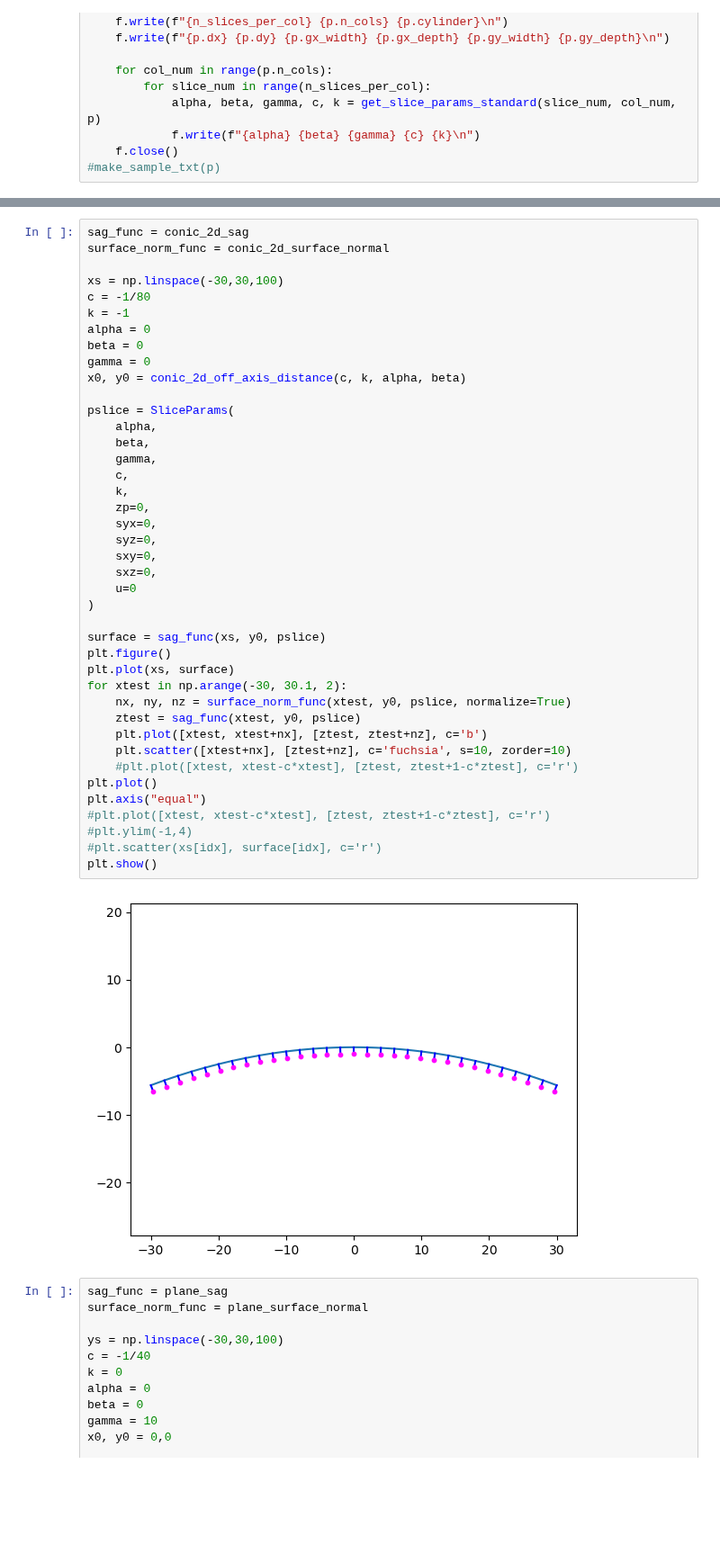
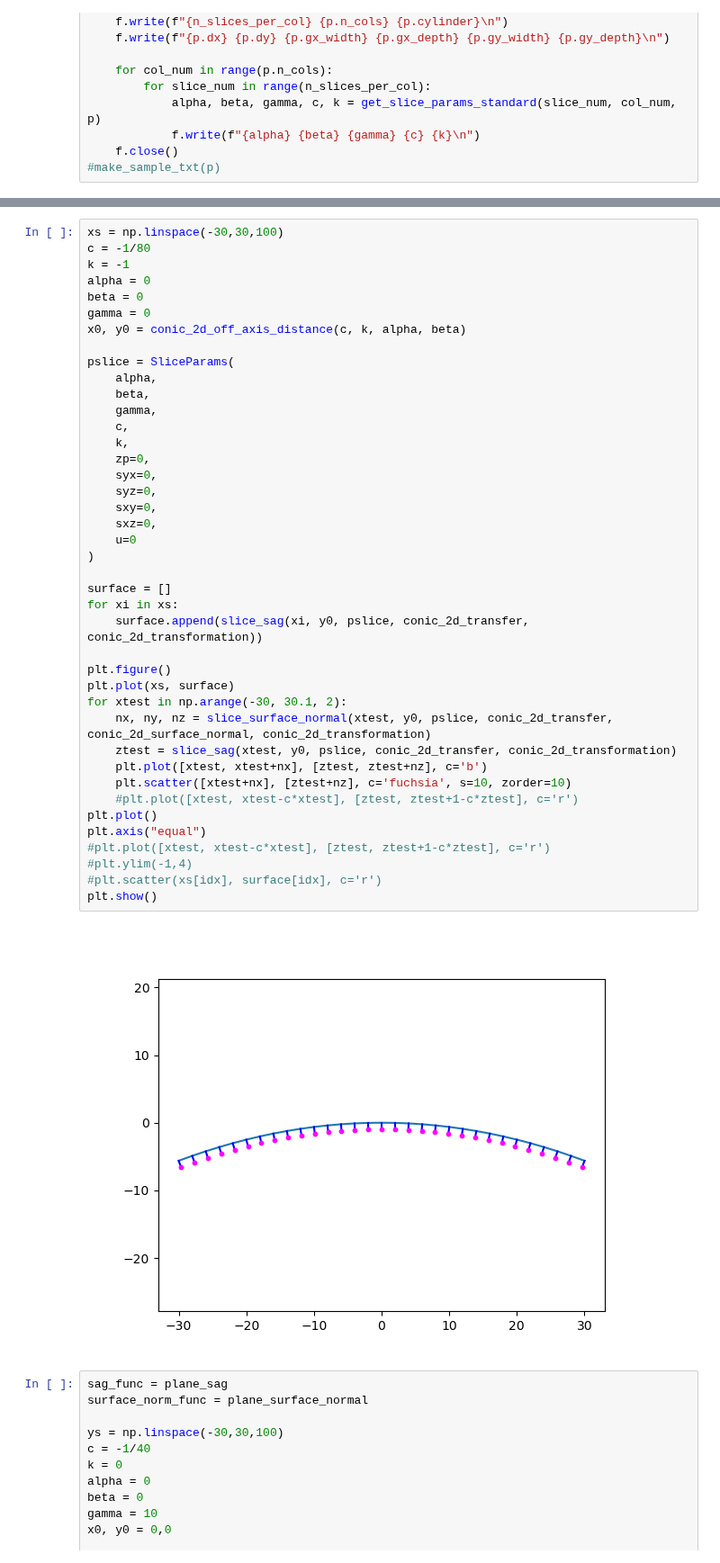
Before and after one commit to ellenle3/ifugen, a Jupyter notebook: python/surface_generator.ipynb, the cells around one changed output, grey strips where cells are left out. Shown at 90% size. Drawn from its saved outputs; the diff is of its cells as text; blank space fills up the shorter version.

```diff
--- a/python/surface_generator.ipynb
+++ b/python/surface_generator.ipynb
@@ -270,7 +273,4 @@ numerical soln:-0.4569138276553115
 # %%
-sag_func = conic_2d_sag
-surface_norm_func = conic_2d_surface_normal
-
 xs = np.linspace(-30,30,100)
 c = -1/80
 k = -1
@@ -279,37 +279,40 @@ beta = 0
 gamma = 0
 x0, y0 = conic_2d_off_axis_distance(c, k, alpha, beta)
 
 pslice = SliceParams(
     alpha,
     beta,
     gamma,
     c,
     k,
     zp=0,
     syx=0,
     syz=0,
     sxy=0,
     sxz=0,
     u=0
 )
 
-surface = sag_func(xs, y0, pslice)
+surface = []
+for xi in xs:
+    surface.append(slice_sag(xi, y0, pslice, conic_2d_transfer, conic_2d_transformation))
+
 plt.figure()
 plt.plot(xs, surface)
 for xtest in np.arange(-30, 30.1, 2):
-    nx, ny, nz = surface_norm_func(xtest, y0, pslice, normalize=True)
-    ztest = sag_func(xtest, y0, pslice)
+    nx, ny, nz = slice_surface_normal(xtest, y0, pslice, conic_2d_transfer, conic_2d_surface_normal, conic_2d_transformation)
+    ztest = slice_sag(xtest, y0, pslice, conic_2d_transfer, conic_2d_transformation)
     plt.plot([xtest, xtest+nx], [ztest, ztest+nz], c='b')
     plt.scatter([xtest+nx], [ztest+nz], c='fuchsia', s=10, zorder=10)
     #plt.plot([xtest, xtest-c*xtest], [ztest, ztest+1-c*ztest], c='r')
 plt.plot()
 plt.axis("equal")
 #plt.plot([xtest, xtest-c*xtest], [ztest, ztest+1-c*ztest], c='r')
 #plt.ylim(-1,4)
 #plt.scatter(xs[idx], surface[idx], c='r')
 plt.show()
 # %% [output]
-[figure, old version]
+[figure, new version]
 # %%
 sag_func = plane_sag
 surface_norm_func = plane_surface_normal
```
Also changed, not shown: parts of 9 cells of this notebook, 5 other files.
